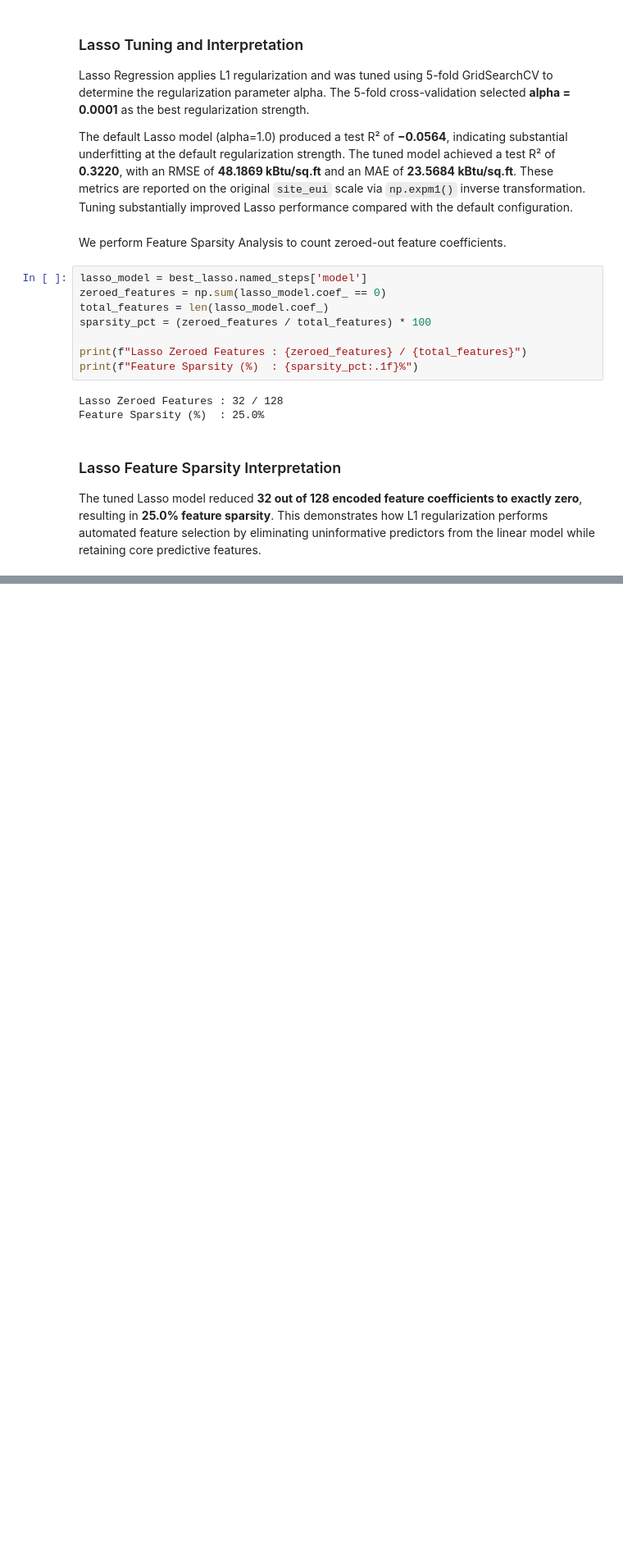
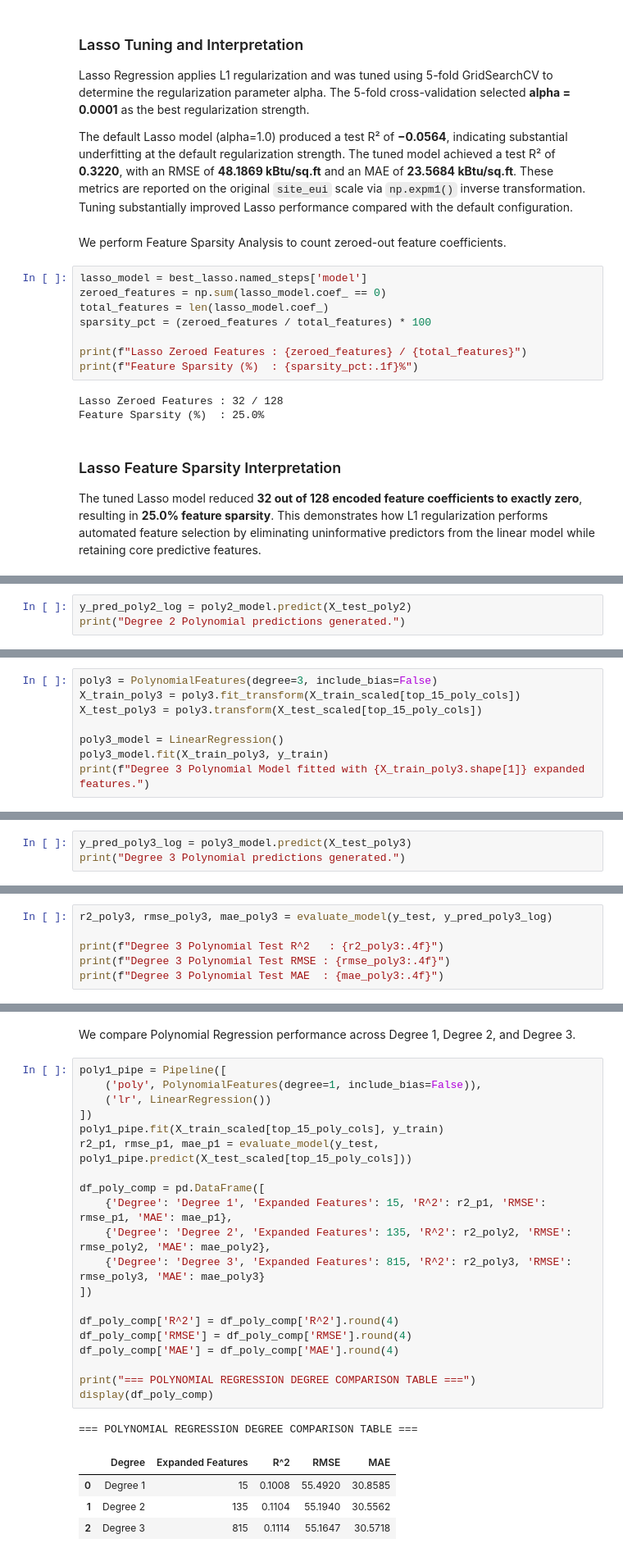
Before and after one commit to HarshaGaduputi/Machine-Learning-Case-Study, a Jupyter notebook: CaseStudy.ipynb, the cells around one changed output, grey strips where cells are left out. Shown at 82% size. Cells and saved outputs as stored; diff of their text form; blank space fills up the shorter version.

```diff
--- a/CaseStudy.ipynb
+++ b/CaseStudy.ipynb
@@ -1288,0 +1402,3 @@ The tuned Lasso model reduced **32 out of 128 encoded feature coefficients to ex
+# %%
+y_pred_poly2_log = poly2_model.predict(X_test_poly2)
+print("Degree 2 Polynomial predictions generated.")
@@ -1288,0 +1438,8 @@ The tuned Lasso model reduced **32 out of 128 encoded feature coefficients to ex
+# %%
+poly3 = PolynomialFeatures(degree=3, include_bias=False)
+X_train_poly3 = poly3.fit_transform(X_train_scaled[top_15_poly_cols])
+X_test_poly3 = poly3.transform(X_test_scaled[top_15_poly_cols])
+
+poly3_model = LinearRegression()
+poly3_model.fit(X_train_poly3, y_train)
+print(f"Degree 3 Polynomial Model fitted with {X_train_poly3.shape[1]} expanded features.")
@@ -1288,0 +1450,3 @@ The tuned Lasso model reduced **32 out of 128 encoded feature coefficients to ex
+# %%
+y_pred_poly3_log = poly3_model.predict(X_test_poly3)
+print("Degree 3 Polynomial predictions generated.")
@@ -1288,0 +1457,6 @@ The tuned Lasso model reduced **32 out of 128 encoded feature coefficients to ex
+# %%
+r2_poly3, rmse_poly3, mae_poly3 = evaluate_model(y_test, y_pred_poly3_log)
+
+print(f"Degree 3 Polynomial Test R^2   : {r2_poly3:.4f}")
+print(f"Degree 3 Polynomial Test RMSE : {rmse_poly3:.4f}")
+print(f"Degree 3 Polynomial Test MAE  : {mae_poly3:.4f}")
@@ -1288,0 +1473,28 @@ The tuned Lasso model reduced **32 out of 128 encoded feature coefficients to ex
+# %% [markdown]
+We compare Polynomial Regression performance across Degree 1, Degree 2, and Degree 3.
+# %%
+poly1_pipe = Pipeline([
+    ('poly', PolynomialFeatures(degree=1, include_bias=False)),
+    ('lr', LinearRegression())
+])
+poly1_pipe.fit(X_train_scaled[top_15_poly_cols], y_train)
+r2_p1, rmse_p1, mae_p1 = evaluate_model(y_test, poly1_pipe.predict(X_test_scaled[top_15_poly_cols]))
+
+df_poly_comp = pd.DataFrame([
+    {'Degree': 'Degree 1', 'Expanded Features': 15, 'R^2': r2_p1, 'RMSE': rmse_p1, 'MAE': mae_p1},
+    {'Degree': 'Degree 2', 'Expanded Features': 135, 'R^2': r2_poly2, 'RMSE': rmse_poly2, 'MAE': mae_poly2},
+    {'Degree': 'Degree 3', 'Expanded Features': 815, 'R^2': r2_poly3, 'RMSE': rmse_poly3, 'MAE': mae_poly3}
+])
+
+df_poly_comp['R^2'] = df_poly_comp['R^2'].round(4)
+df_poly_comp['RMSE'] = df_poly_comp['RMSE'].round(4)
+df_poly_comp['MAE'] = df_poly_comp['MAE'].round(4)
+
+print("=== POLYNOMIAL REGRESSION DEGREE COMPARISON TABLE ===")
+display(df_poly_comp)
+# %% [output]
+=== POLYNOMIAL REGRESSION DEGREE COMPARISON TABLE ===
+|  | Degree | Expanded Features | R^2 | RMSE | MAE |
+| 0 | Degree 1 | 15 | 0.1008 | 55.4920 | 30.8585 |
+| 1 | Degree 2 | 135 | 0.1104 | 55.1940 | 30.5562 |
+| 2 | Degree 3 | 815 | 0.1114 | 55.1647 | 30.5718 |
```
Also changed, not shown: parts of 35 cells of this notebook.
